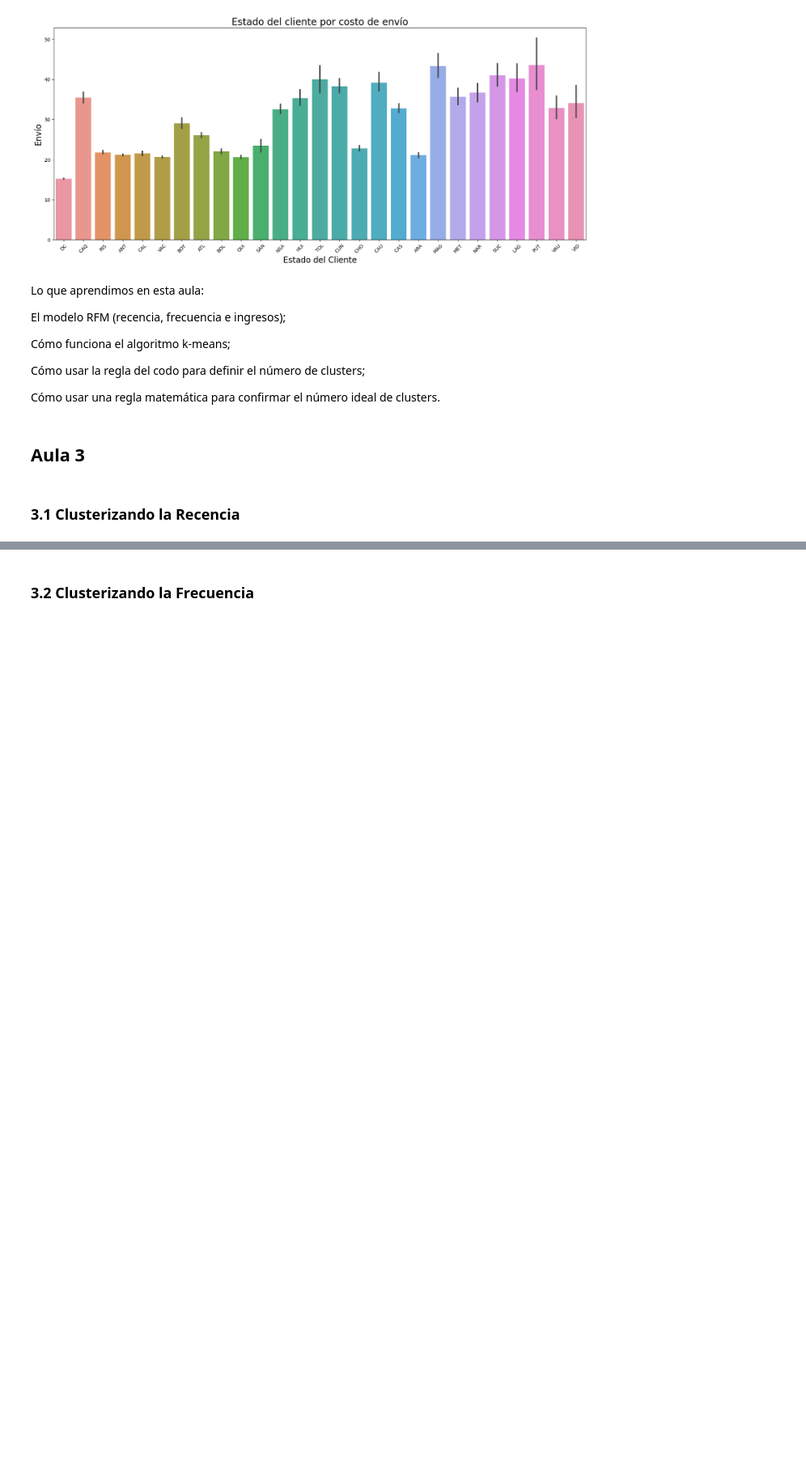
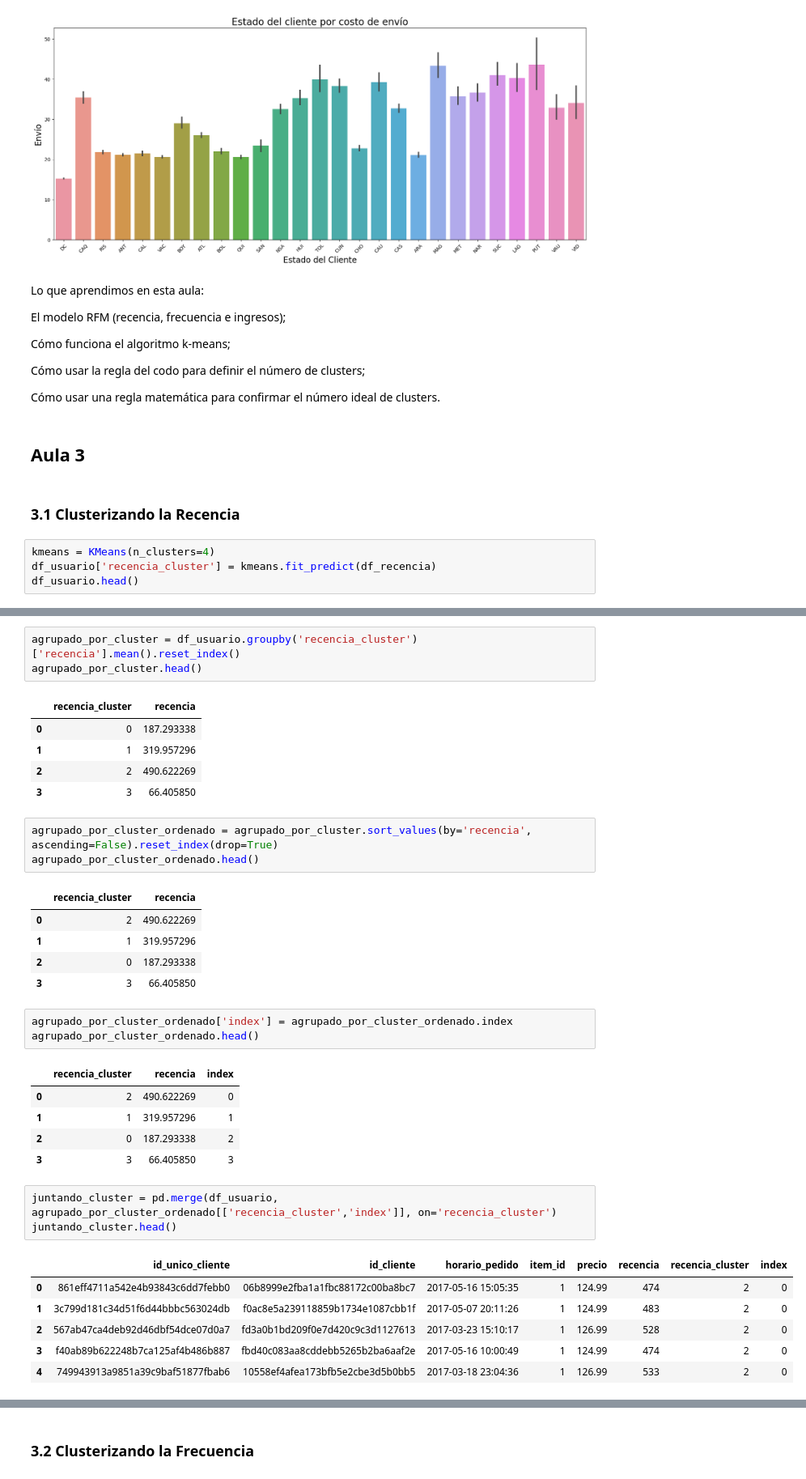
Before and after one commit to AdrianCPC/Profundizacion_Data_Analysis, a Jupyter notebook: Segmentos_de_Clientes.ipynb, the cells around one changed output, grey strips where cells are left out. Shown at 81% size. Cells and saved outputs as stored; diff of their text form; blank space fills up the shorter version.

```diff
--- a/Segmentos_de_Clientes.ipynb
+++ b/Segmentos_de_Clientes.ipynb
@@ -345,3 +345,7 @@ Cómo usar una regla matemática para confirmar el número ideal de clusters.
 ## Aula 3
 # %% [markdown]
 ### 3.1 Clusterizando la Recencia
+# %%
+kmeans = KMeans(n_clusters=4)
+df_usuario['recencia_cluster'] = kmeans.fit_predict(df_recencia)
+df_usuario.head()
@@ -347,0 +359,37 @@ Cómo usar una regla matemática para confirmar el número ideal de clusters.
+# %%
+agrupado_por_cluster = df_usuario.groupby('recencia_cluster')['recencia'].mean().reset_index()
+agrupado_por_cluster.head()
+# %% [output]
+|  | recencia_cluster | recencia |
+| 0 | 0 | 187.293338 |
+| 1 | 1 | 319.957296 |
+| 2 | 2 | 490.622269 |
+| 3 | 3 | 66.405850 |
+# %%
+agrupado_por_cluster_ordenado = agrupado_por_cluster.sort_values(by='recencia', ascending=False).reset_index(drop=True)
+agrupado_por_cluster_ordenado.head()
+# %% [output]
+|  | recencia_cluster | recencia |
+| 0 | 2 | 490.622269 |
+| 1 | 1 | 319.957296 |
+| 2 | 0 | 187.293338 |
+| 3 | 3 | 66.405850 |
+# %%
+agrupado_por_cluster_ordenado['index'] = agrupado_por_cluster_ordenado.index
+agrupado_por_cluster_ordenado.head()
+# %% [output]
+|  | recencia_cluster | recencia | index |
+| 0 | 2 | 490.622269 | 0 |
+| 1 | 1 | 319.957296 | 1 |
+| 2 | 0 | 187.293338 | 2 |
+| 3 | 3 | 66.405850 | 3 |
+# %%
+juntando_cluster = pd.merge(df_usuario, agrupado_por_cluster_ordenado[['recencia_cluster','index']], on='recencia_cluster')
+juntando_cluster.head()
+# %% [output]
+|  | id_unico_cliente | id_cliente | horario_pedido | item_id | precio | recencia | recencia_cluster | index |
+| 0 | 861eff4711a542e4b93843c6dd7febb0 | 06b8999e2fba1a1fbc88172c00ba8bc7 | 2017-05-16 15:05:35 | 1 | 124.99 | 474 | 2 | 0 |
+| 1 | 3c799d181c34d51f6d44bbbc563024db | f0ac8e5a239118859b1734e1087cbb1f | 2017-05-07 20:11:26 | 1 | 124.99 | 483 | 2 | 0 |
+| 2 | 567ab47ca4deb92d46dbf54dce07d0a7 | fd3a0b1bd209f0e7d420c9c3d1127613 | 2017-03-23 15:10:17 | 1 | 126.99 | 528 | 2 | 0 |
+| 3 | f40ab89b622248b7ca125af4b486b887 | fbd40c083aa8cddebb5265b2ba6aaf2e | 2017-05-16 10:00:49 | 1 | 124.99 | 474 | 2 | 0 |
+| 4 | 749943913a9851a39c9baf51877fbab6 | 10558ef4afea173bfb5e2cbe3d5b0bb5 | 2017-03-18 23:04:36 | 1 | 126.99 | 533 | 2 | 0 |
```
Also changed, not shown: parts of 26 cells of this notebook.
